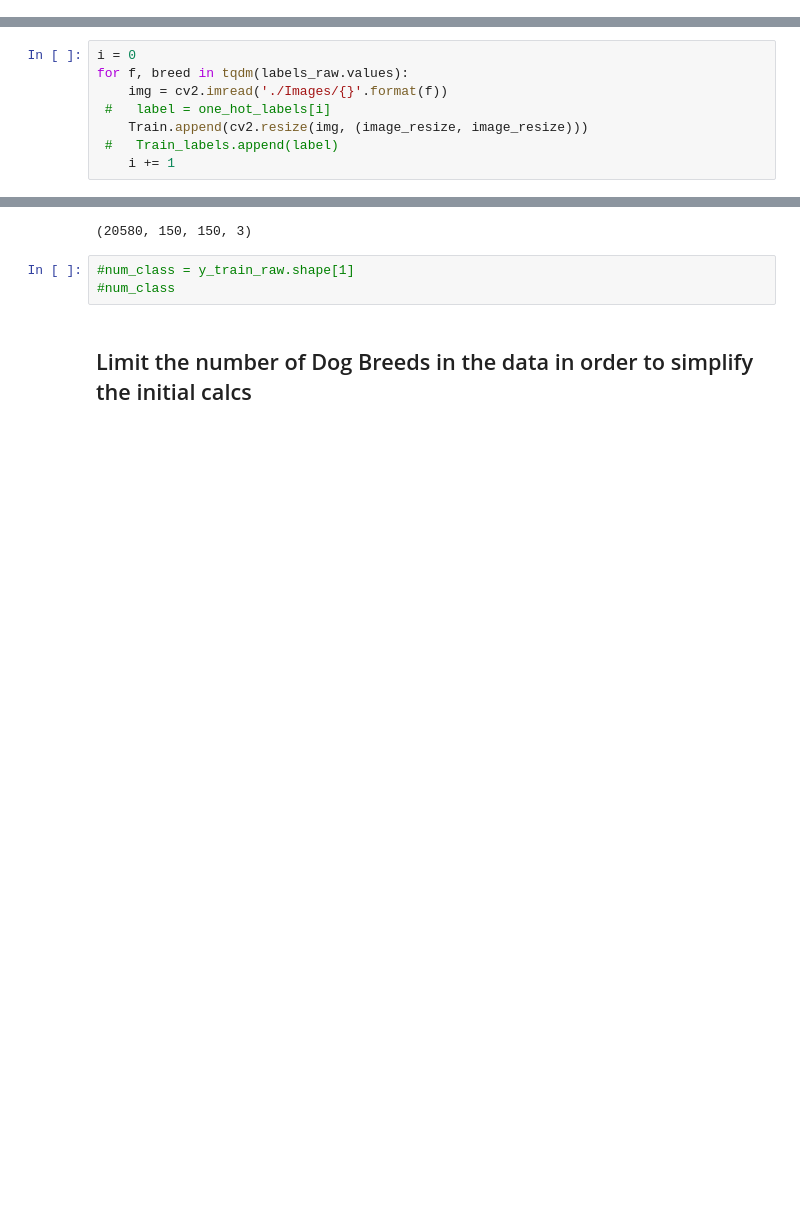
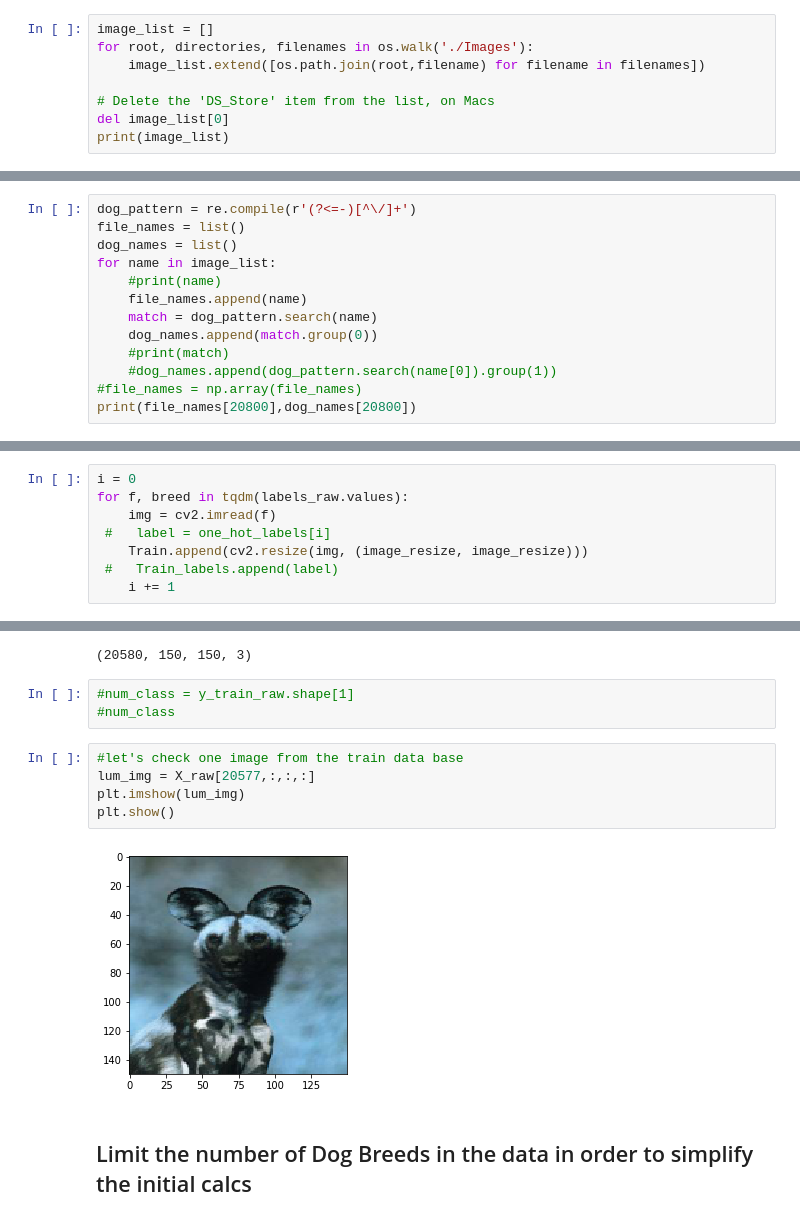
Before and after one commit to aarmstrong78/dog_classifier_app, a Jupyter notebook: train_model/Dog Classifier - Xception.ipynb, the cells around one changed output, grey strips where cells are left out. Saved outputs shown, nothing was run; the diff lists cells and outputs as text; blank space fills up the shorter version.

```diff
--- a/train_model/Dog Classifier - Xception.ipynb
+++ b/train_model/Dog Classifier - Xception.ipynb
@@ -107,0 +89,8 @@ print(dog_name_list)
+# %%
+image_list = []
+for root, directories, filenames in os.walk('./Images'):
+    image_list.extend([os.path.join(root,filename) for filename in filenames])
+
+# Delete the 'DS_Store' item from the list, on Macs
+del image_list[0]
+print(image_list)
@@ -107,0 +99,13 @@ print(dog_name_list)
+# %%
+dog_pattern = re.compile(r'(?<=-)[^\/]+')
+file_names = list()
+dog_names = list()
+for name in image_list:
+    #print(name)
+    file_names.append(name)
+    match = dog_pattern.search(name)
+    dog_names.append(match.group(0))
+    #print(match)
+    #dog_names.append(dog_pattern.search(name[0]).group(1))
+#file_names = np.array(file_names)
+print(file_names[20800],dog_names[20800])
@@ -151,7 +171,7 @@ Train_labels = []
 # %%
 i = 0
 for f, breed in tqdm(labels_raw.values):
-    img = cv2.imread('./Images/{}'.format(f))
+    img = cv2.imread(f)
  #   label = one_hot_labels[i]
     Train.append(cv2.resize(img, (image_resize, image_resize)))
  #   Train_labels.append(label)
@@ -174,6 +194,13 @@ print(X_raw.shape)
 # %%
 #num_class = y_train_raw.shape[1]
 #num_class
+# %%
+#let's check one image from the train data base
+lum_img = X_raw[20577,:,:,:]
+plt.imshow(lum_img)
+plt.show()
+# %% [output]
+[figure, added]
 # %% [markdown]
 ## Limit the number of Dog Breeds in the data in order to simplify the initial calcs
 # %%
```
Also changed, not shown: parts of 12 cells of this notebook, 5 other files.
